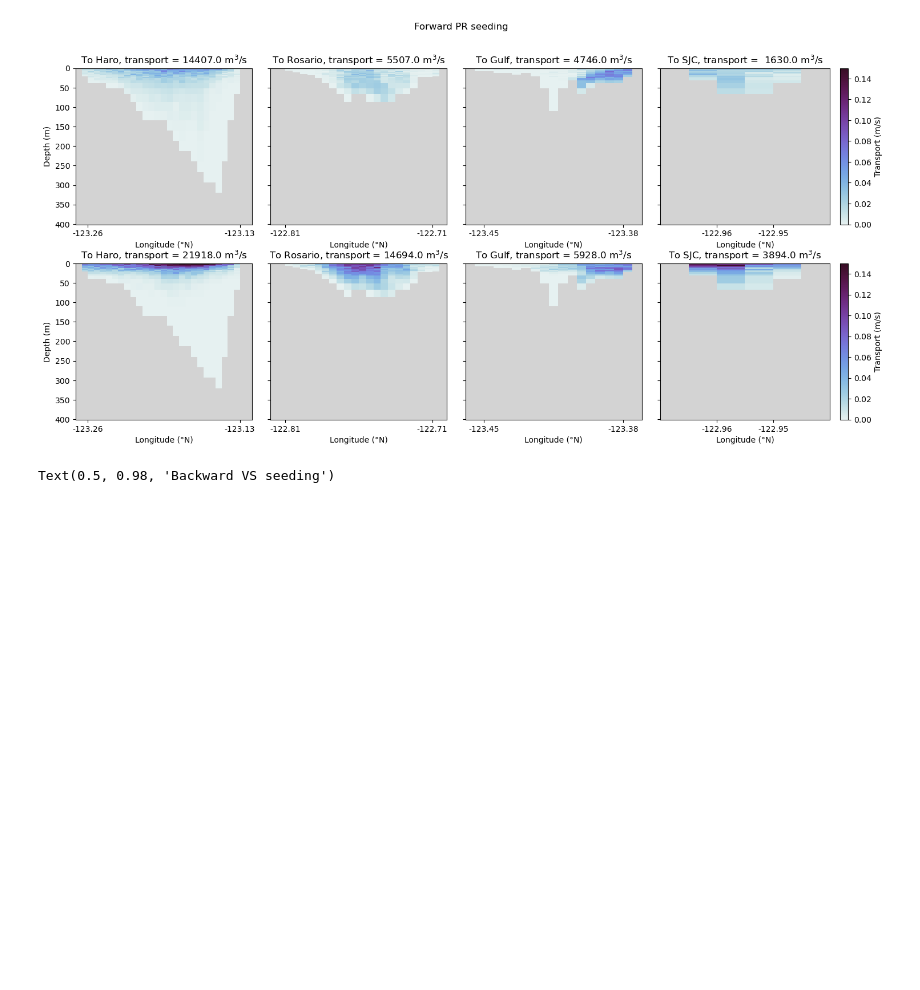
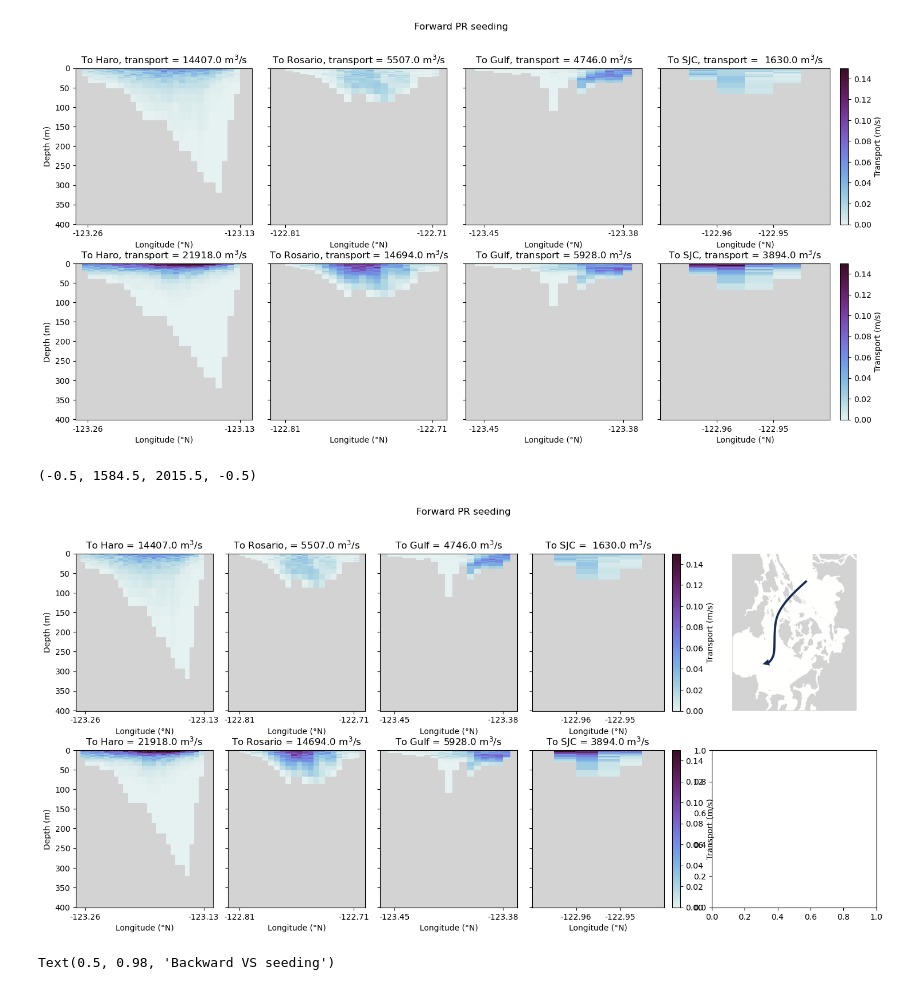
Before and after one commit to SalishSeaCast/analysis-camryn, a Jupyter notebook: Ariane/plot_monthly_averages.ipynb, the cells around one changed output. Drawn from its saved outputs; the diff is of its cells as text; code cells hidden in the pictures; blank space fills up the shorter version.

Commit message:
add map to plots, update adm config

```diff
--- a/Ariane/plot_monthly_averages.ipynb
+++ b/Ariane/plot_monthly_averages.ipynb
@@ -272,0 +279,31 @@ Text(0.5, 0.98, 'Forward PR seeding')
+# %%
+title = 'To Haro = ' + str(np.round(np.sum(dict_all['prtoharo']['final_transp'][months[idx_dec]])/(23*days_month[idx_dec]))) + f' m$^3$/s'
+title2 = 'To Rosario, = ' + str(np.round(np.sum(dict_all['prtoros']['final_transp'][months[idx_dec]])/(23*days_month[idx_dec]))) + f' m$^3$/s'
+title3 = 'To SJC =  ' + str(np.round(np.sum(dict_all['prtosjc']['final_transp'][months[idx_dec]])/(23*days_month[idx_dec]))) + f' m$^3$/s'
+title4 = 'To Gulf = ' + str(np.round(np.sum(dict_all['prtogulf']['final_transp'][months[idx_dec]])/(23*days_month[idx_dec]))) + f' m$^3$/s'
+
+title5 = 'To Haro = ' + str(np.round(np.sum(dict_all['prtoharo']['final_transp'][months[idx_jun]])/(23*days_month[idx_jun]))) + f' m$^3$/s'
+title6 = 'To Rosario = ' + str(np.round(np.sum(dict_all['prtoros']['final_transp'][months[idx_jun]])/(23*days_month[idx_jun]))) + f' m$^3$/s'
+title7 = 'To SJC = ' + str(np.round(np.sum(dict_all['prtosjc']['final_transp'][months[idx_jun]])/(23*days_month[idx_jun]))) + f' m$^3$/s'
+title8 = 'To Gulf = ' + str(np.round(np.sum(dict_all['prtogulf']['final_transp'][months[idx_jun]])/(23*days_month[idx_jun]))) + f' m$^3$/s'
+
+fig,[[ax1,ax2,ax3,ax4,ax9],[ax5,ax6,ax7,ax8,ax10]] = plt.subplots(2,5,figsize=(18,8),gridspec_kw={'width_ratios':[1,1,1,1.2,1.2]})
+
+plotCS(ax1,dict_all['prtoharo']['final_lon'][months[idx_dec]].dropna(),dict_all['prtoharo']['final_z'][months[idx_dec]].dropna(),dict_all['prtoharo']['final_transp'][months[idx_dec]].dropna(),lonWharo,lonEharo,latharo,38,0.15,23*days_month[idx_dec],title,False,True)
+plotCS(ax2,dict_all['prtoros']['final_lon'][months[idx_dec]].dropna(),dict_all['prtoros']['final_z'][months[idx_dec]].dropna(),dict_all['prtoros']['final_transp'][months[idx_dec]].dropna(),lonWros,lonEros,latros,38,0.15,23*days_month[idx_dec],title2,False,False)
+plotCS(ax4,dict_all['prtosjc']['final_lon'][months[idx_dec]].dropna(),dict_all['prtosjc']['final_z'][months[idx_dec]].dropna(),dict_all['prtosjc']['final_transp'][months[idx_dec]].dropna(),lonWsjc,lonEsjc,latsjc,38,0.15,23*days_month[idx_dec],title3,True,False)
+plotCS(ax3,dict_all['prtogulf']['final_lon'][months[idx_dec]].dropna(),dict_all['prtogulf']['final_z'][months[idx_dec]].dropna(),dict_all['prtogulf']['final_transp'][months[idx_dec]].dropna(),lonWg1,lonEg1,latg1,38,0.15,23*days_month[idx_dec],title4,False,False)
+
+plotCS(ax5,dict_all['prtoharo']['final_lon'][months[idx_jun]].dropna(),dict_all['prtoharo']['final_z'][months[idx_jun]].dropna(),dict_all['prtoharo']['final_transp'][months[idx_jun]].dropna(),lonWharo,lonEharo,latharo,38,0.15,23*days_month[idx_jun],title5,False,True)
+plotCS(ax6,dict_all['prtoros']['final_lon'][months[idx_jun]].dropna(),dict_all['prtoros']['final_z'][months[idx_jun]].dropna(),dict_all['prtoros']['final_transp'][months[idx_jun]].dropna(),lonWros,lonEros,latros,38,0.15,23*days_month[idx_jun],title6,False,False)
+plotCS(ax8,dict_all['prtosjc']['final_lon'][months[idx_jun]].dropna(),dict_all['prtosjc']['final_z'][months[idx_jun]].dropna(),dict_all['prtosjc']['final_transp'][months[idx_jun]].dropna(),lonWsjc,lonEsjc,latsjc,38,0.15,23*days_month[idx_jun],title7,True,False)
+plotCS(ax7,dict_all['prtogulf']['final_lon'][months[idx_jun]].dropna(),dict_all['prtogulf']['final_z'][months[idx_jun]].dropna(),dict_all['prtogulf']['final_transp'][months[idx_jun]].dropna(),lonWg1,lonEg1,latg1,38,0.15,23*days_month[idx_jun],title8,False,False)
+
+fig.subplots_adjust(wspace=0.1,hspace=0.25)
+fig.suptitle('Forward PR seeding')
+
+ax9.imshow(plt.imread('/ocean/cstang/MOAD/analysis-camryn/Figures/test2.png'))
+ax9.axis('off')
+# %% [output]
+(-0.5, 1584.5, 2015.5, -0.5)
+[figure, added]
```
Also changed, not shown: parts of 9 cells of this notebook.
